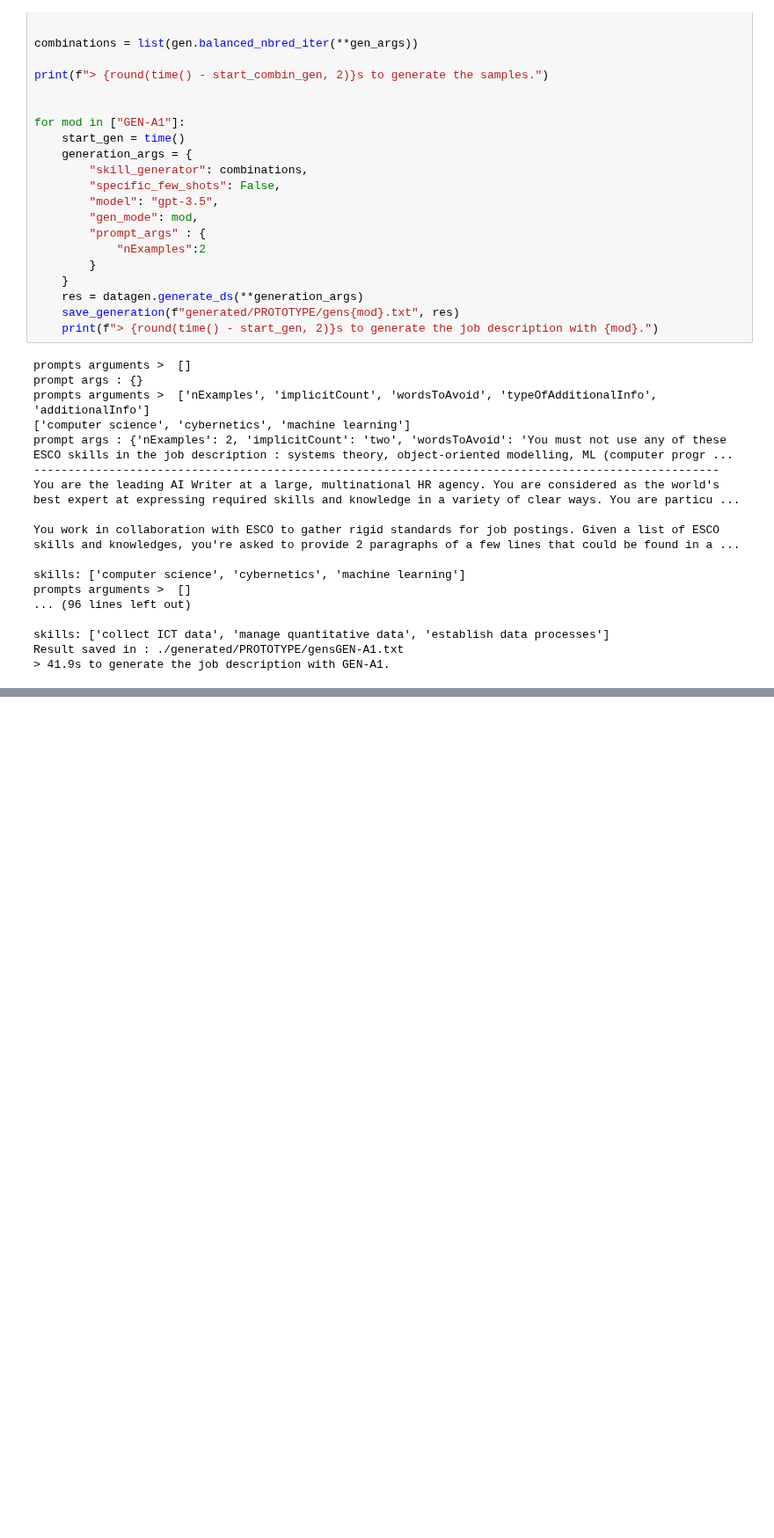
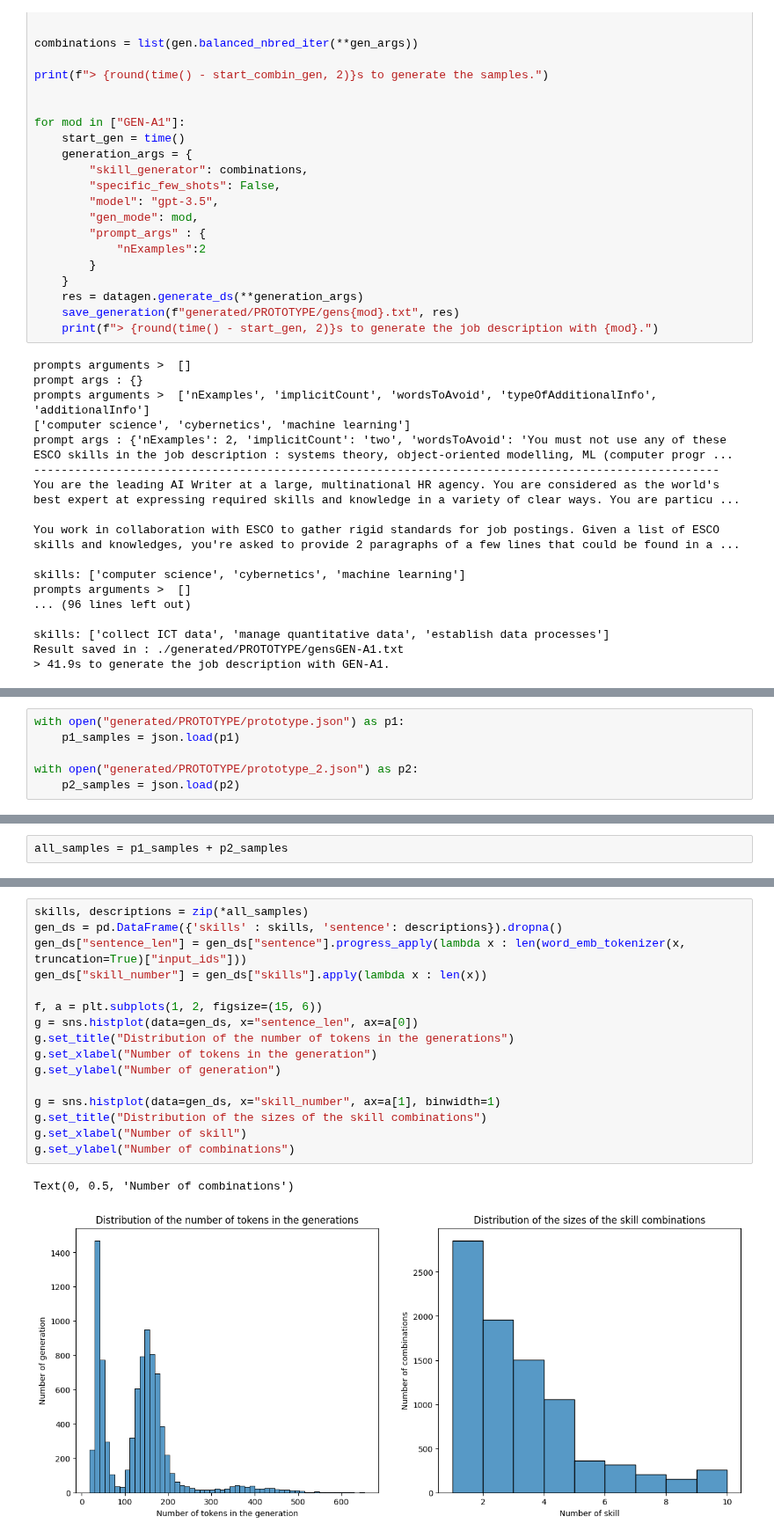
Before and after one commit to epfl-ml4ed/SkillThrills, a Jupyter notebook: protosp01/dataset_generation/generation/prototype_ds_generation.ipynb, the cells around one changed output, grey strips where cells are left out. Shown at 88% size. Cells and saved outputs as stored; diff of their text form; blank space fills up the shorter version.

```diff
--- a/protosp01/dataset_generation/generation/prototype_ds_generation.ipynb
+++ b/protosp01/dataset_generation/generation/prototype_ds_generation.ipynb
@@ -484,0 +554,6 @@ display(occs.sort_values("occurences").tail(10))
+# %%
+with open("generated/PROTOTYPE/prototype.json") as p1:
+    p1_samples = json.load(p1)
+
+with open("generated/PROTOTYPE/prototype_2.json") as p2:
+    p2_samples = json.load(p2)
@@ -484,0 +568,2 @@ display(occs.sort_values("occurences").tail(10))
+# %%
+all_samples = p1_samples + p2_samples
@@ -484,0 +573,19 @@ display(occs.sort_values("occurences").tail(10))
+# %%
+skills, descriptions = zip(*all_samples)
+gen_ds = pd.DataFrame({'skills' : skills, 'sentence': descriptions}).dropna()
+gen_ds["sentence_len"] = gen_ds["sentence"].progress_apply(lambda x : len(word_emb_tokenizer(x, truncation=True)["input_ids"]))
+gen_ds["skill_number"] = gen_ds["skills"].apply(lambda x : len(x))
+
+f, a = plt.subplots(1, 2, figsize=(15, 6))
+g = sns.histplot(data=gen_ds, x="sentence_len", ax=a[0])
+g.set_title("Distribution of the number of tokens in the generations")
+g.set_xlabel("Number of tokens in the generation")
+g.set_ylabel("Number of generation")
+
+g = sns.histplot(data=gen_ds, x="skill_number", ax=a[1], binwidth=1)
+g.set_title("Distribution of the sizes of the skill combinations")
+g.set_xlabel("Number of skill")
+g.set_ylabel("Number of combinations")
+# %% [output]
+Text(0, 0.5, 'Number of combinations')
+[figure, added]
```
Also changed, not shown: parts of 17 cells of this notebook, 4 other files.
